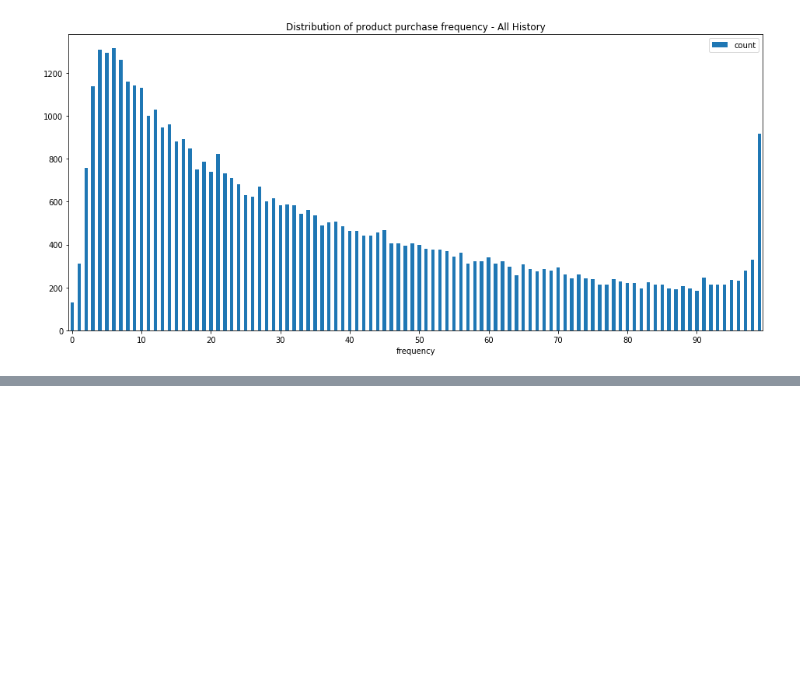
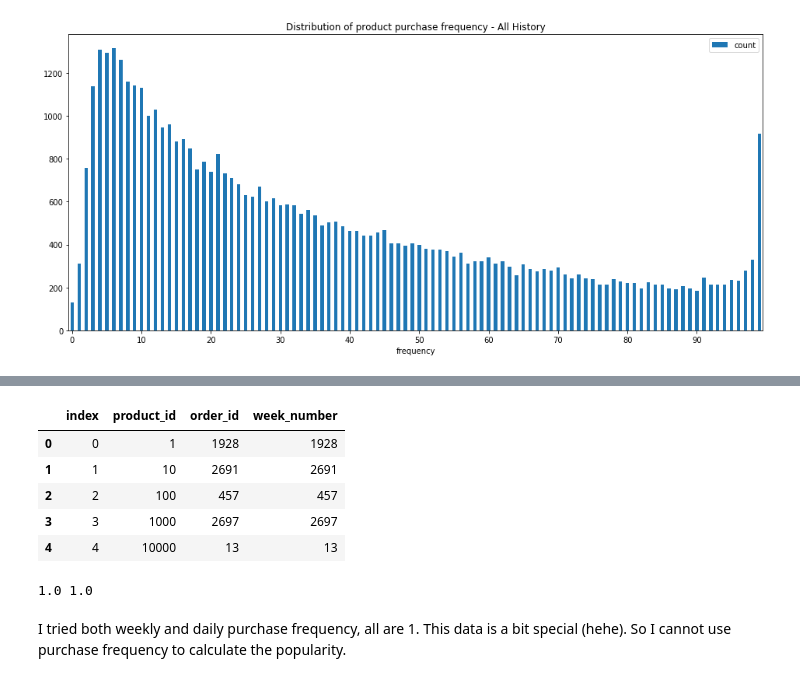
Before and after one commit to hanhanwu/Hanhan_Break_the_Limits, a Jupyter notebook: Bank_Fantasy/Golden_Bridge/explore_merchant_products.ipynb, the cells around one changed output, grey strips where cells are left out. Cells and saved outputs as stored; diff of their text form; code cells hidden in the pictures; blank space fills up the shorter version.

```diff
--- a/Bank_Fantasy/Golden_Bridge/explore_merchant_products.ipynb
+++ b/Bank_Fantasy/Golden_Bridge/explore_merchant_products.ipynb
@@ -80,0 +78,4 @@ It seems that the data should allow to apply differemt types of recommendations
+# %%
+# to get the week of the year
+all_order_df['week_number'] = all_order_df['purchase_date'].apply(lambda dt: dt.isocalendar()[1])
+all_order_df.head()
@@ -80,0 +89,20 @@ It seems that the data should allow to apply differemt types of recommendations
+# %%
+# check purchase frequency
+popularity_df = all_order_df[['product_id', 'order_id', 'week_number']].astype('str').drop_duplicates()\
+                                                  .groupby(['product_id'], as_index=False)[['order_id', 'week_number']]\
+                                                  .agg({'order_id': 'count', 'week_number': 'count'}).reset_index()
+popularity_df.head()
+# %% [output]
+|  | index | product_id | order_id | week_number |
+| 0 | 0 | 1 | 1928 | 1928 |
+| 1 | 1 | 10 | 2691 | 2691 |
+| 2 | 2 | 100 | 457 | 457 |
+| 3 | 3 | 1000 | 2697 | 2697 |
+| 4 | 4 | 10000 | 13 | 13 |
+# %%
+popularity_df['purchase_frequency'] = popularity_df['order_id']/popularity_df['week_number']
+print(min(popularity_df['purchase_frequency']), max(popularity_df['purchase_frequency']))
+# %% [output]
+1.0 1.0
+# %% [markdown]
+I tried both weekly and daily purchase frequency, all are 1. This data is a bit special (hehe). So I cannot use purchase frequency to calculate the popularity.
```
Also changed, not shown: parts of 8 cells of this notebook.
